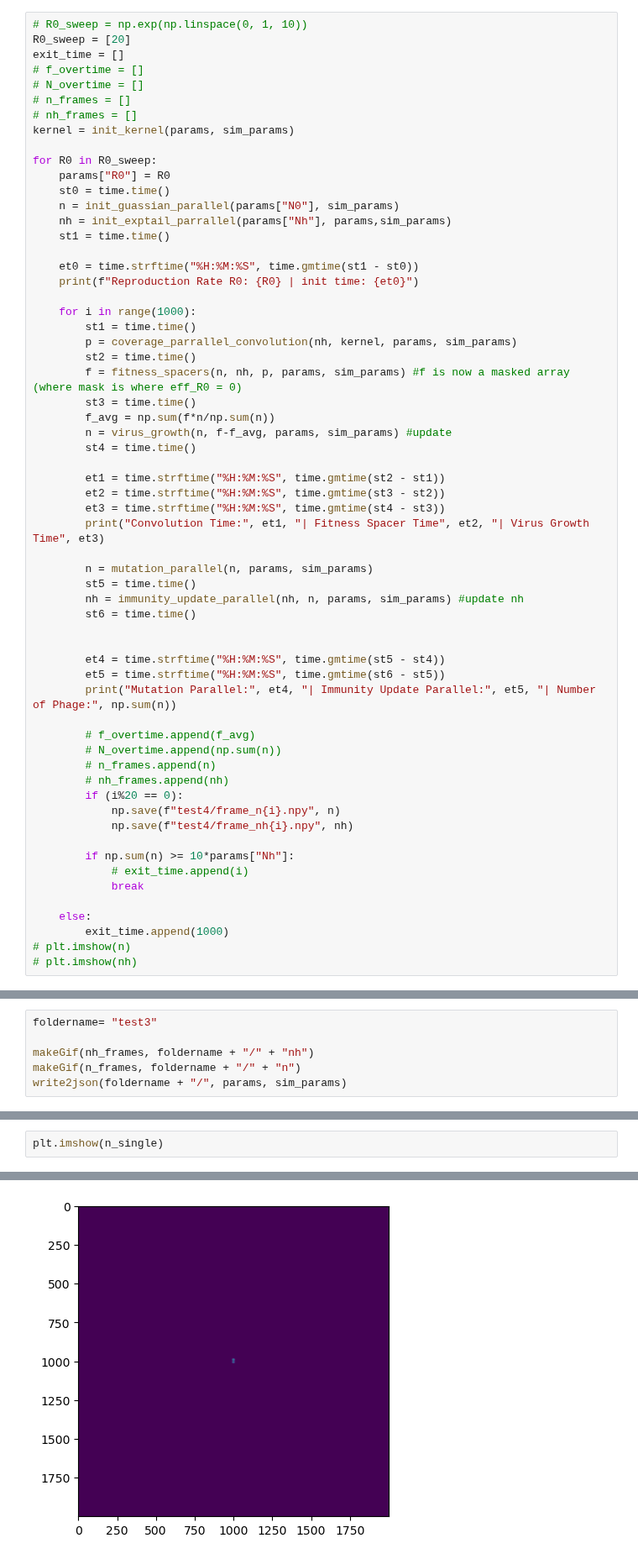
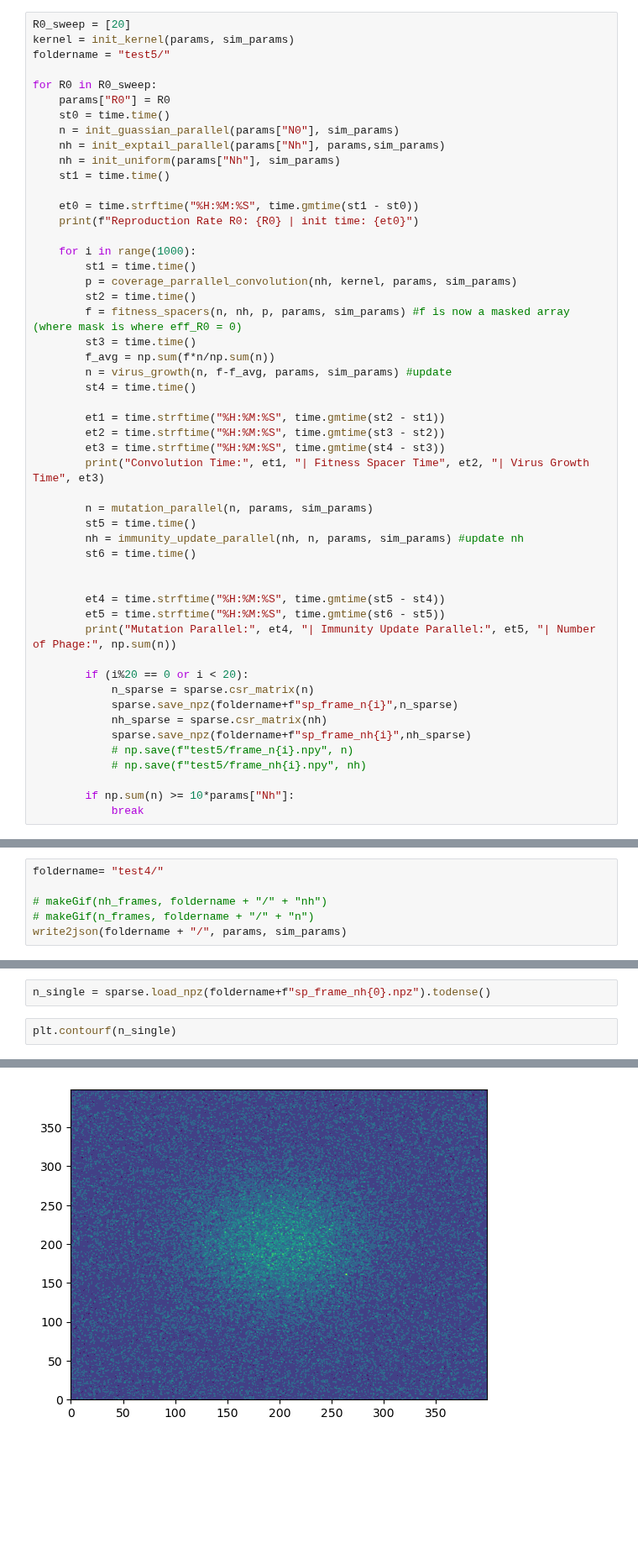
Before and after one commit to zhizhang1445/CRISPR_Sim, a Jupyter notebook: QuickSimulation2D/ImageGen2D.ipynb, the cells around one changed output, grey strips where cells are left out. Shown at 84% size. Saved outputs shown, nothing was run; the diff lists cells and outputs as text; blank space fills up the shorter version.

```diff
--- a/QuickSimulation2D/ImageGen2D.ipynb
+++ b/QuickSimulation2D/ImageGen2D.ipynb
@@ -59,20 +60,16 @@ def immunity_calc(nh_split, n_split, params, sim_params):
     nh_split = immunity_loss(nh_split, n_split, params, sim_params)
     return nh_split
 # %%
-# R0_sweep = np.exp(np.linspace(0, 1, 10))
 R0_sweep = [20]
-exit_time = []
-# f_overtime = []
-# N_overtime = []
-# n_frames = []
-# nh_frames = []
 kernel = init_kernel(params, sim_params)
+foldername = "test5/"
 
 for R0 in R0_sweep:
     params["R0"] = R0
     st0 = time.time()
     n = init_guassian_parallel(params["N0"], sim_params)
-    nh = init_exptail_parrallel(params["Nh"], params,sim_params)
+    nh = init_exptail_parallel(params["Nh"], params,sim_params)
+    nh = init_uniform(params["Nh"], sim_params)
     st1 = time.time()
 
     et0 = time.strftime("%H:%M:%S", time.gmtime(st1 - st0))
@@ -103,20 +100,14 @@ for R0 in R0_sweep:
         et5 = time.strftime("%H:%M:%S", time.gmtime(st6 - st5))
         print("Mutation Parallel:", et4, "| Immunity Update Parallel:", et5, "| Number of Phage:", np.sum(n))
 
-        # f_overtime.append(f_avg)
-        # N_overtime.append(np.sum(n))
-        # n_frames.append(n)
-        # nh_frames.append(nh)
-        if (i%20 == 0):
-            np.save(f"test4/frame_n{i}.npy", n)
-            np.save(f"test4/frame_nh{i}.npy", nh)
+        if (i%20 == 0 or i < 20):
+            n_sparse = sparse.csr_matrix(n)
+            sparse.save_npz(foldername+f"sp_frame_n{i}",n_sparse)
+            nh_sparse = sparse.csr_matrix(nh)
+            sparse.save_npz(foldername+f"sp_frame_nh{i}",nh_sparse)
+            # np.save(f"test5/frame_n{i}.npy", n)
+            # np.save(f"test5/frame_nh{i}.npy", nh)
 
         if np.sum(n) >= 10*params["Nh"]:
-            # exit_time.append(i)
             break
-
-    else:
-        exit_time.append(1000)
-# plt.imshow(n)
-# plt.imshow(nh)
 # %% [output]
@@ -140,6 +115,6 @@ Mutation Parallel: 00:00:00 | Immunity Update Parallel: 00:00:00 | Number of Pha
 # %%
-foldername= "test3"
+foldername= "test4/"
 
-makeGif(nh_frames, foldername + "/" + "nh")
-makeGif(n_frames, foldername + "/" + "n")
+# makeGif(nh_frames, foldername + "/" + "nh")
+# makeGif(n_frames, foldername + "/" + "n")
 write2json(foldername + "/", params, sim_params)
@@ -151,3 +121,5 @@ n_single = np.load("test4/frame_n18.npy")
+# %%
+n_single = sparse.load_npz(foldername+f"sp_frame_nh{0}.npz").todense()
 # %%
-plt.imshow(n_single)
+plt.contourf(n_single)
 # %% [output]
@@ -155 +127 @@ plt.imshow(n_single)
-[figure, old version]
+[figure, new version]
```
Also changed, not shown: parts of 9 cells of this notebook, 9 other files.
